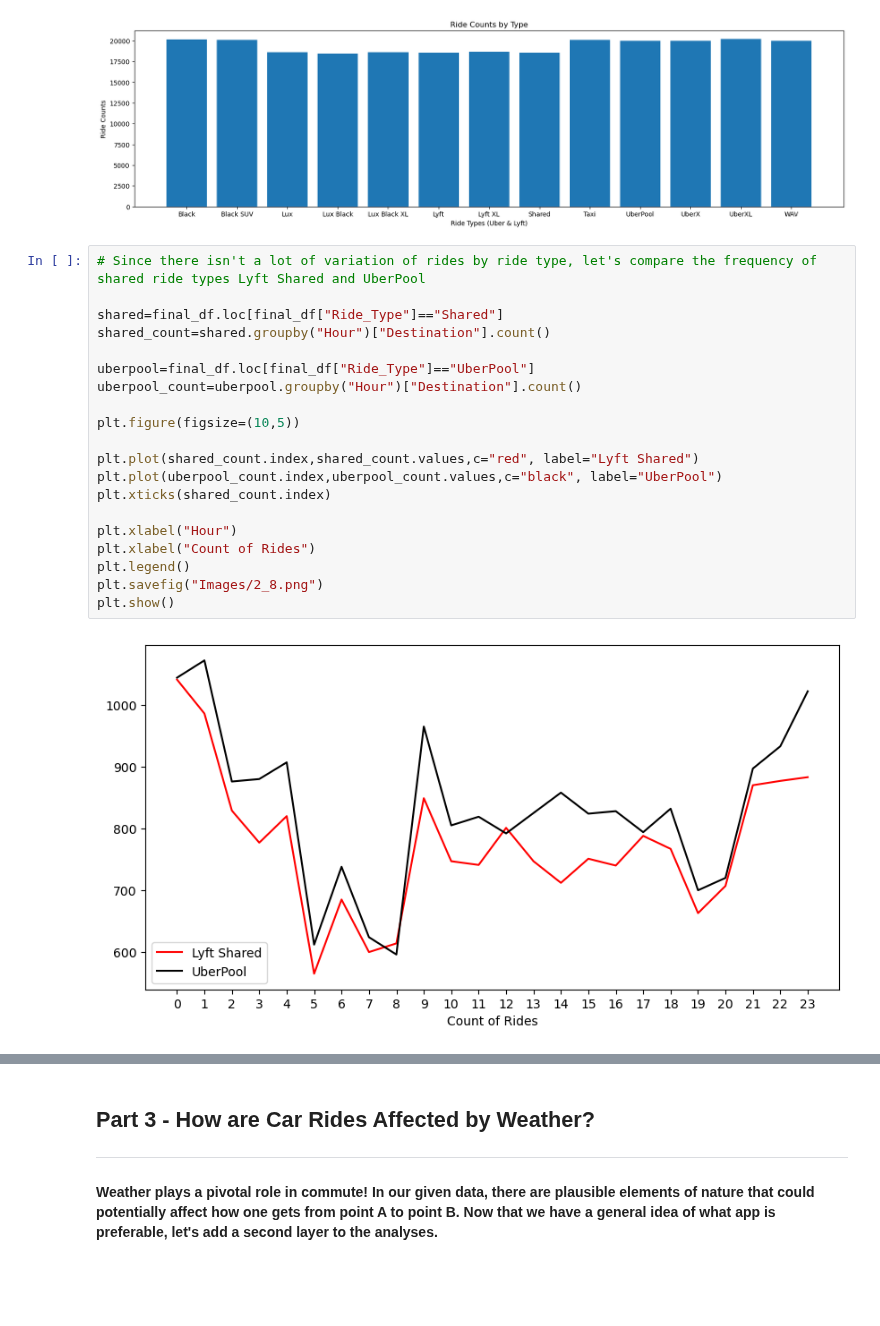
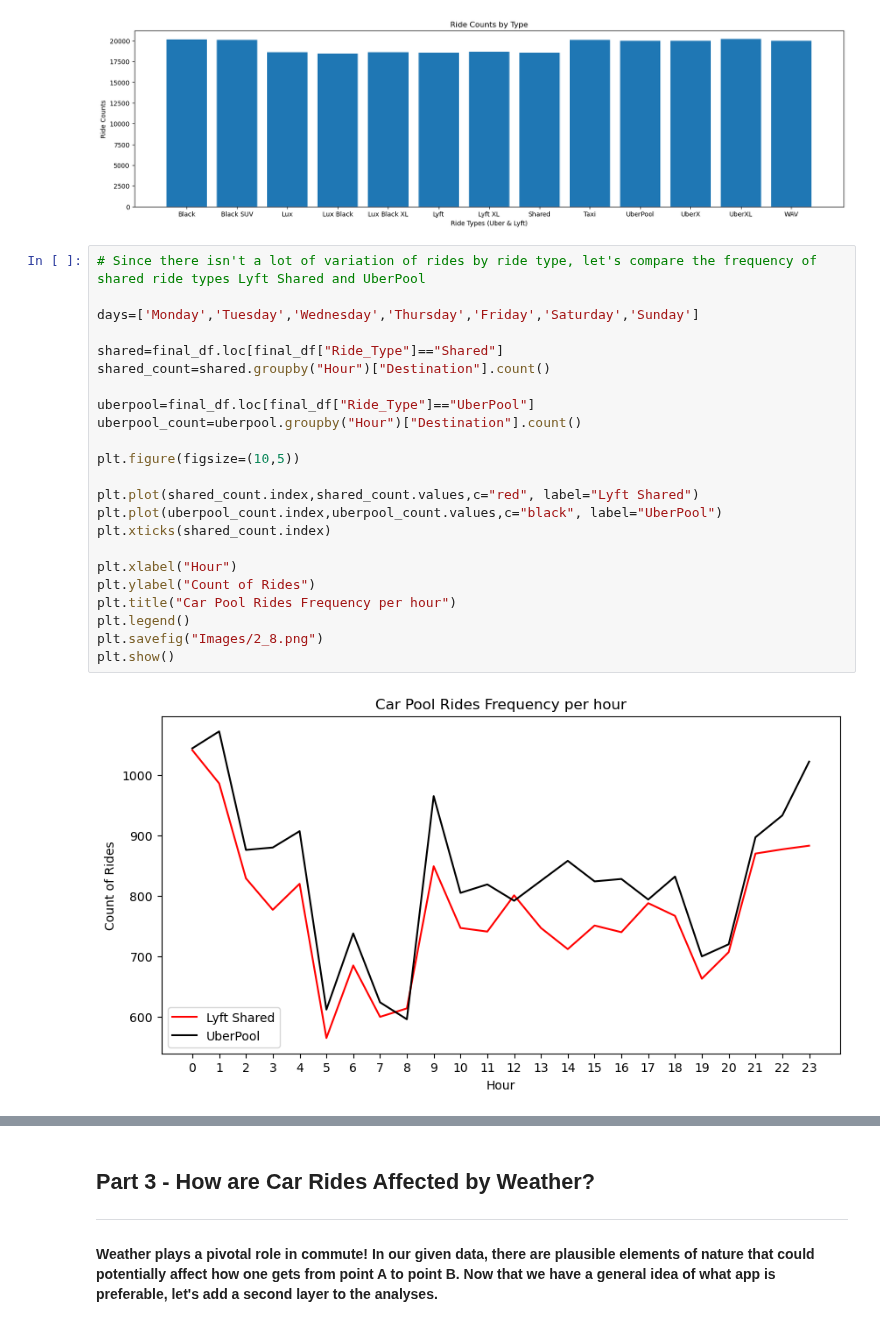
Before and after one commit to marnaji/Project-1, a Jupyter notebook: main.ipynb, the cells around one changed output, grey strips where cells are left out. Saved outputs shown, nothing was run; the diff lists cells and outputs as text; blank space fills up the shorter version.

Commit message:
Finalizing flow with images

```diff
--- a/main.ipynb
+++ b/main.ipynb
@@ -431,23 +431,26 @@ plt.show()
 [figure]
 # %%
 # Since there isn't a lot of variation of rides by ride type, let's compare the frequency of shared ride types Lyft Shared and UberPool
+
+days=['Monday','Tuesday','Wednesday','Thursday','Friday','Saturday','Sunday']
 
 shared=final_df.loc[final_df["Ride_Type"]=="Shared"]
 shared_count=shared.groupby("Hour")["Destination"].count()
 
 uberpool=final_df.loc[final_df["Ride_Type"]=="UberPool"]
 uberpool_count=uberpool.groupby("Hour")["Destination"].count()
 
 plt.figure(figsize=(10,5))
 
 plt.plot(shared_count.index,shared_count.values,c="red", label="Lyft Shared")
 plt.plot(uberpool_count.index,uberpool_count.values,c="black", label="UberPool")
 plt.xticks(shared_count.index)
 
 plt.xlabel("Hour")
-plt.xlabel("Count of Rides")
+plt.ylabel("Count of Rides")
+plt.title("Car Pool Rides Frequency per hour")
 plt.legend()
 plt.savefig("Images/2_8.png")
 plt.show()
 # %% [output]
-[figure, old version]
+[figure, new version]
```
Also changed, not shown: parts of 5 cells of this notebook, 5 other files.
